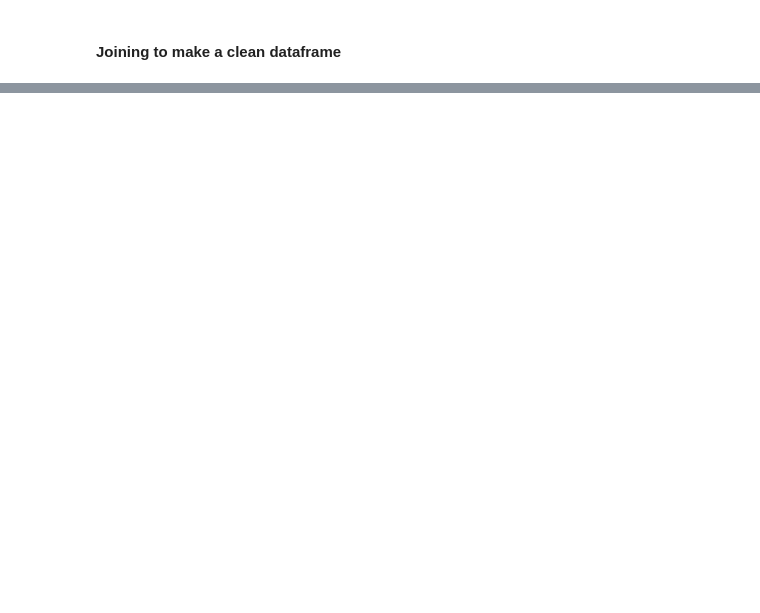
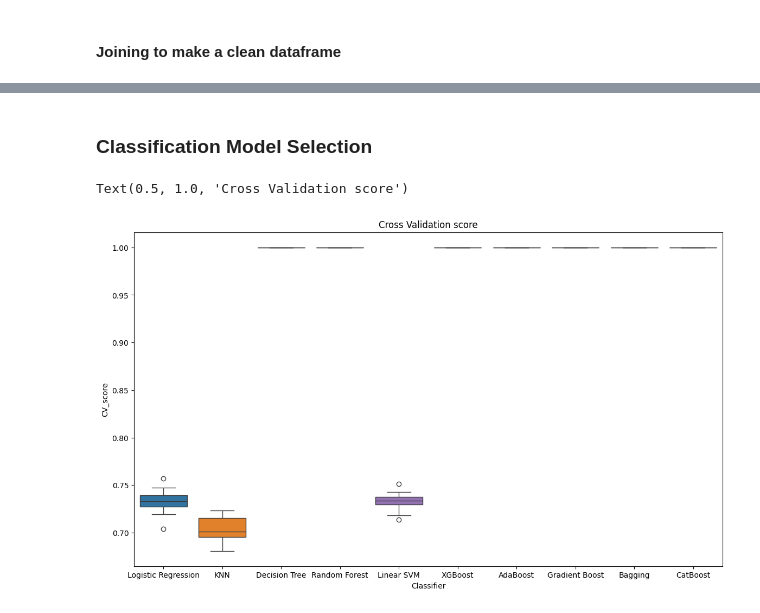
Before and after one commit to hatunglam/kaggle-projects, a Jupyter notebook: car_insurance/main.ipynb, the cells around one changed output, grey strips where cells are left out. Cells and saved outputs as stored; diff of their text form; code cells hidden in the pictures; blank space fills up the shorter version.

Commit message:
training classifier

```diff
--- a/car_insurance/main.ipynb
+++ b/car_insurance/main.ipynb
@@ -522,0 +523,5 @@ vif_df
+# %%
+X_train_clean.drop(['occupation_Blue Collar', 'car_type_Minivan'], axis=1, inplace=True)
+
+vif_df = calc_vif(X_train_clean)
+vif_df
@@ -522,0 +546,36 @@ vif_df
+# %% [markdown]
+### Classification Model Selection
+# %%
+clf_models = [
+    ("Logistic Regression", LogisticRegression(solver='liblinear', max_iter=2000)),
+    ("KNN", KNeighborsClassifier()),
+    ("Decision Tree", DecisionTreeClassifier()),
+    ("Random Forest", RandomForestClassifier()),
+    ("Linear SVM", LinearSVC(max_iter=1000, dual='auto')),
+    ("XGBoost", XGBClassifier()),
+    ("AdaBoost", AdaBoostClassifier(algorithm='SAMME')),
+    ("Gradient Boost", GradientBoostingClassifier()),
+    ("Bagging", BaggingClassifier()),
+    ("CatBoost", CatBoostClassifier(verbose=0))
+]
+# %%
+kf = KFold(n_splits=10, shuffle=True)
+
+result = {}
+
+for clf_name, clf in clf_models:
+    cv_score = cross_val_score(clf, X_train_clean, y_train, cv=kf)
+    result[clf_name] = cv_score
+
+cv_score_df = pd.DataFrame(result)
+# %%
+# Plot scores
+fig, ax = plt.subplots(figsize=(14,8))
+sns.boxplot(cv_score_df)
+
+ax.set_xlabel('Classifier')
+ax.set_ylabel('CV_score')
+ax.set_title("Cross Validation score")
+# %% [output]
+Text(0.5, 1.0, 'Cross Validation score')
+[figure, added]
```
Also changed, not shown: parts of 13 cells of this notebook, 4 other files.
